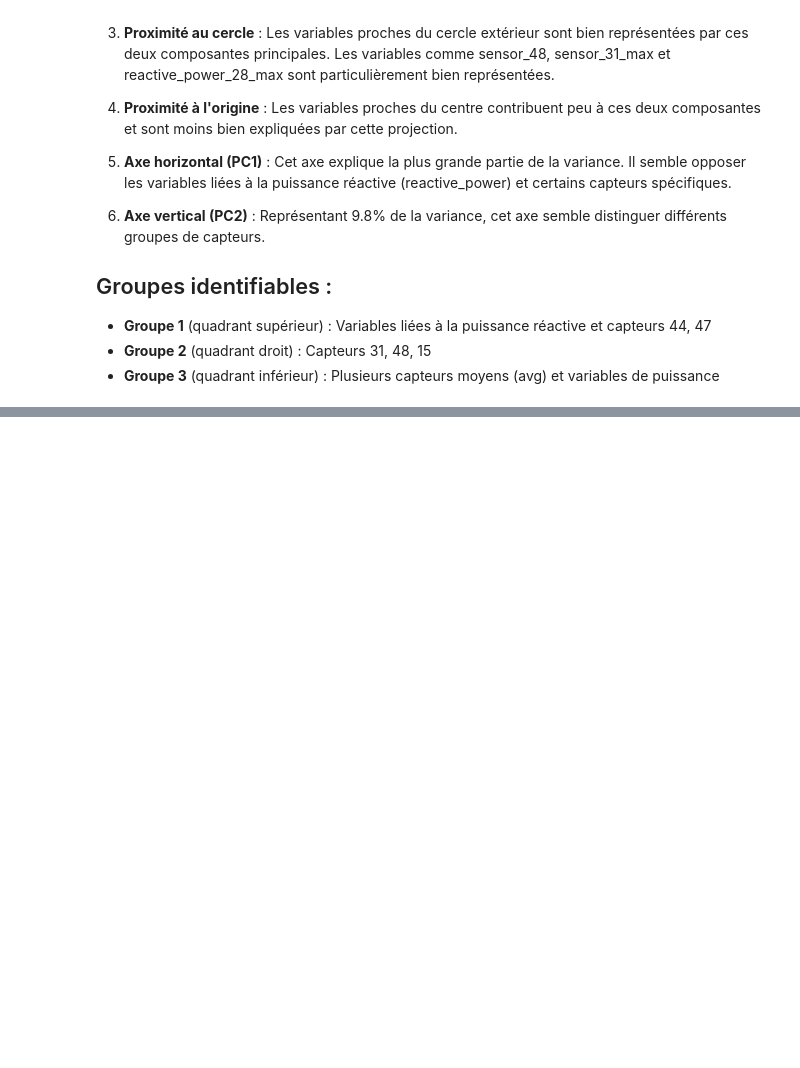
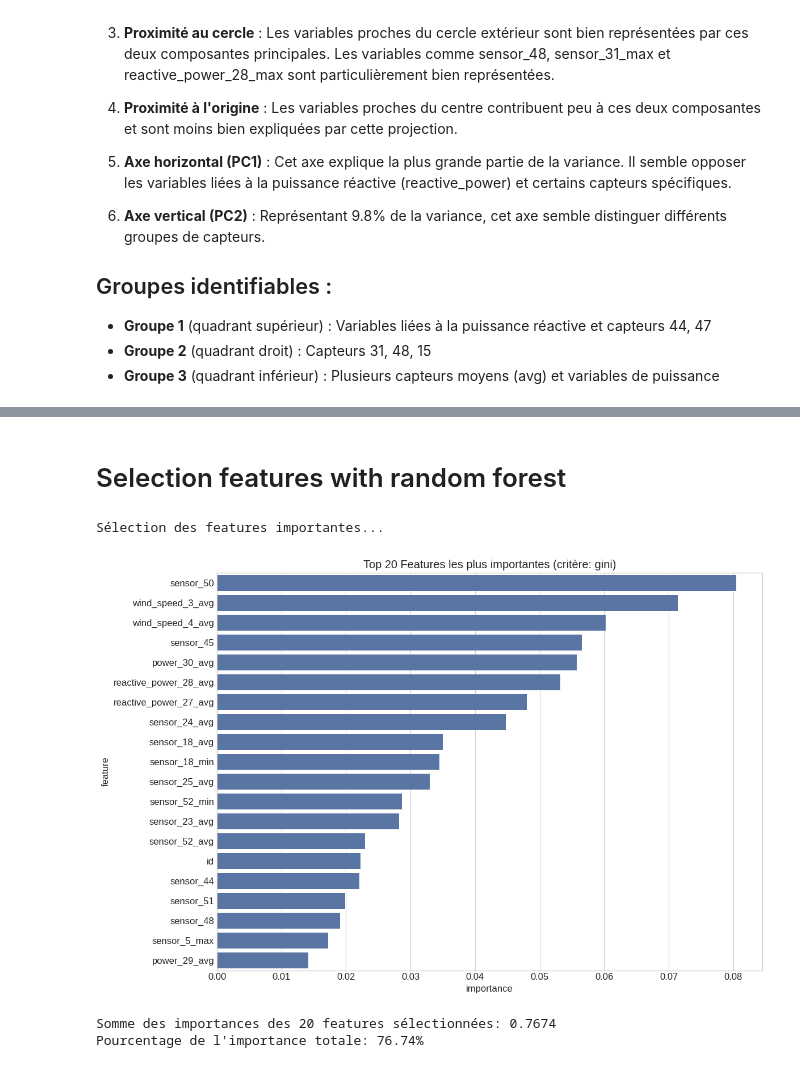
Before and after one commit to mohamedchnafy-ds/predective-maintenance, a Jupyter notebook: model/autoencoder_mohamed.ipynb, the cells around one changed output, grey strips where cells are left out. Drawn from its saved outputs; the diff is of its cells as text; code cells hidden in the pictures; blank space fills up the shorter version.

```diff
--- a/model/autoencoder_mohamed.ipynb
+++ b/model/autoencoder_mohamed.ipynb
@@ -38,7 +38,7 @@ plt.rcParams['font.size'] = 12
 # %% [markdown]
 2.1 Data Loading
 # %%
-df = pd.read_parquet('../data/combined_data.parquet')
+df = pd.read_parquet('/content/drive/MyDrive/GDM5 project/data/combined_data.parquet')
 # %%
 # # Calculate the proportion of 'train' and 'prediction' in the original DataFrame
 # train_proportion = df['train_test'].value_counts(normalize=True)['train']
@@ -184,7 +219,7 @@ class WindTurbineAnomalyDetector:
         """
         # Sélection des colonnes pertinentes (capteurs uniquement)
         sensor_columns = [col for col in df.columns if any(x in col for x in
-                        ['sensor', 'wind_speed', 'power'])]
+                        ['sensor', 'wind_speed', 'power','PC'])]
 
         print(f"Nombre de capteurs sélectionnés: {len(sensor_columns)}")
 
@@ -2002,7 +1690,7 @@ Début de l'entraînement...
 # Principal Component Analysis
 # %%
 Wind = WindTurbineAnomalyDetector()
-scaled_data, sensor_columns = detector.preprocess_data(df)
+scaled_data, sensor_columns = Wind.preprocess_data(df)
 # %% [output]
 Utilisation de: cpu
 Nombre de capteurs sélectionnés: 81
@@ -2113,0 +1955,2 @@ cbar.set_label('Contribution relative (distance au centre)', fontsize=12)
+# %% [markdown]
+# Selection features with random forest
@@ -2113,0 +2021,46 @@ cbar.set_label('Contribution relative (distance au centre)', fontsize=12)
+# %%
+# Sélection des features importantes avec Random Forest
+print("Sélection des features importantes...")
+train_data = df[(df['train_test'] == 'train') & (df['status_id'] == 'normal')]
+# keep only with power wind sensor
+sensor_columns = [col for col in df.columns if any(x in col for x in
+                    ['sensor', 'wind_speed', 'power','status_id'])]
+train_data = train_data[sensor_columns]
+# %% [output]
+Sélection des features importantes...
+# %%
+#drop columns name_file time_stamp asset_id id train_test status_type_id in df
+df = df.drop(columns=['name_file', 'time_stamp', 'asset_id', 'train_test', 'status_type_id'])
+# %%
+
+# Utiliser Gini (par défaut)
+important_features_gini, rf_model_gini, importances_gini = select_features_with_random_forest(
+    df,
+    n_features=20,
+    criterion='gini',
+    n_estimators=200,
+    max_depth=15,
+    min_samples_split=5
+)
+
+# Ou utiliser Entropy
+important_features_entropy, rf_model_entropy, importances_entropy = select_features_with_random_forest(
+    df,
+    n_features=20,
+    criterion='entropy',
+    n_estimators=200,
+    max_depth=15,
+    min_samples_split=5
+)
+
+# Comparer les résultats
+common_features = set(important_features_gini).intersection(set(important_features_entropy))
+print(f"Features communes entre Gini et Entropy: {len(common_features)}/{len(important_features_gini)}")
+
+# Utiliser les features sélectionnées (par exemple, celles de Gini)
+important_features = important_features_gini
+print(f"Features sélectionnées: {important_features}")
+# %% [output]
+[figure, added]
+Somme des importances des 20 features sélectionnées: 0.7674
+Pourcentage de l'importance totale: 76.74%
```
Also changed, not shown: parts of 23 cells of this notebook, 47 other files.
